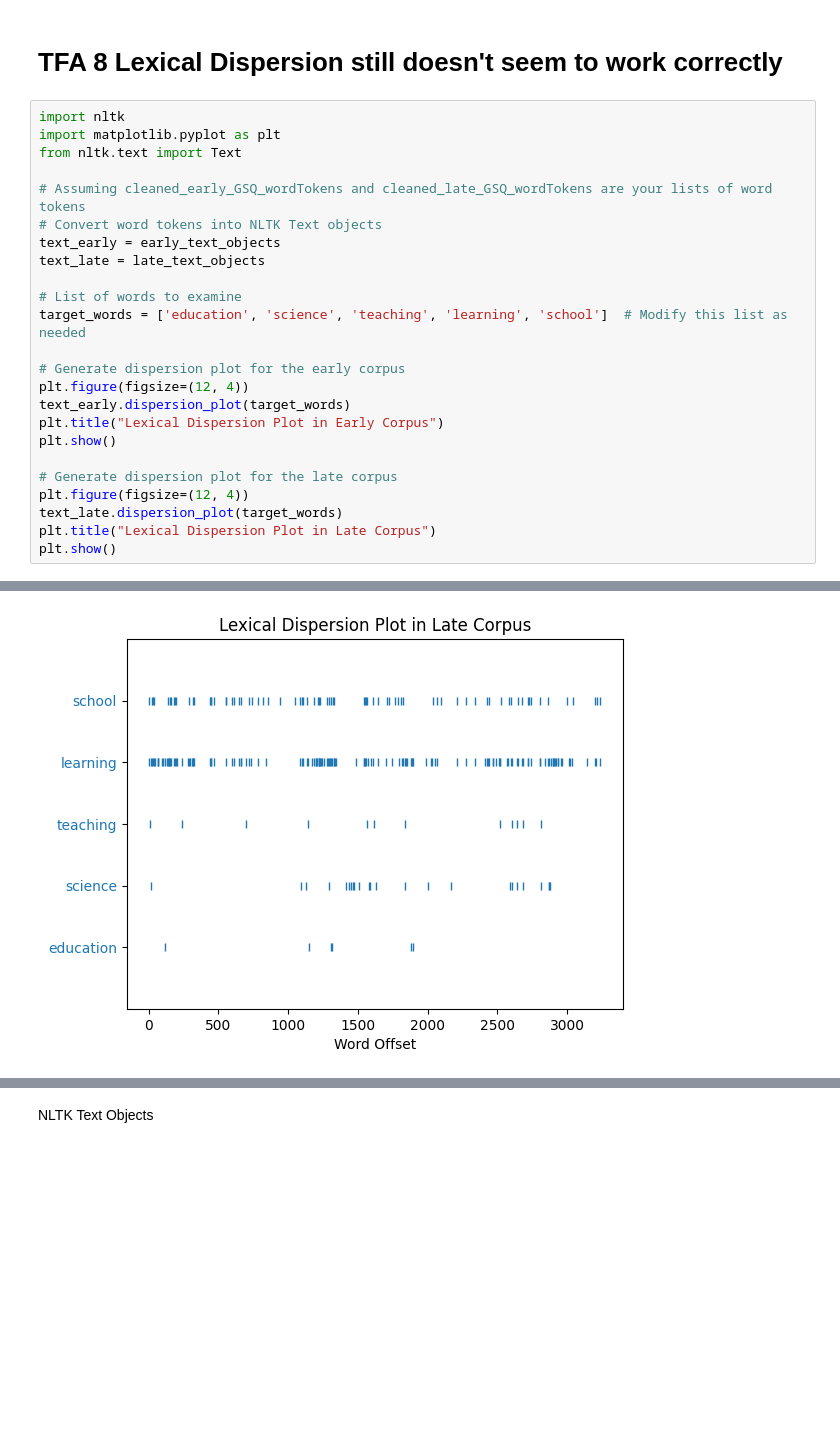
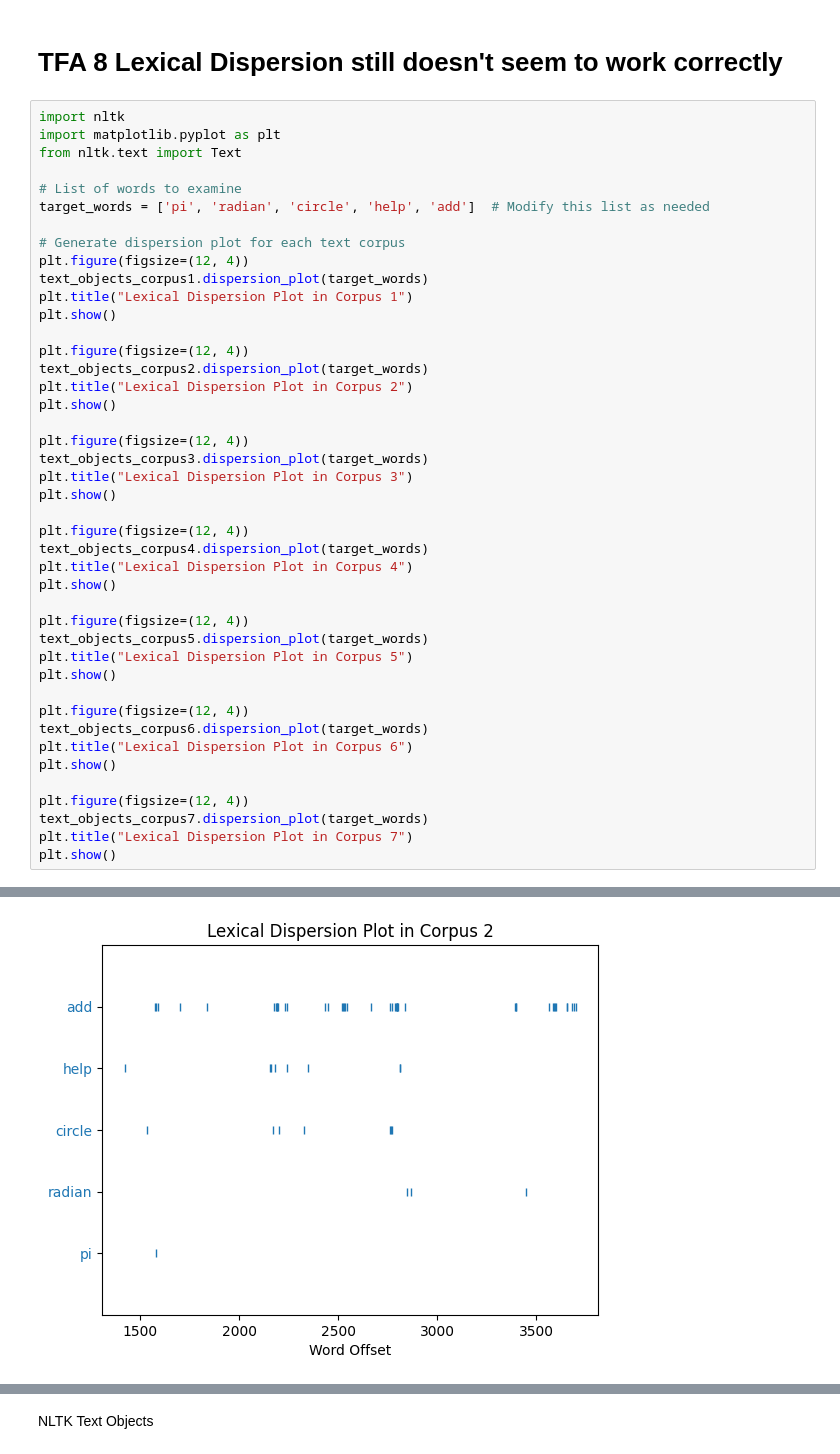
Before and after one commit to mrhallonline/NARST2024_Taking_a_look_under_the_hoodII-beyond_automation, a Jupyter notebook: NLP_Workshop_NARST_Comparing_MathTalk(NLTK)_3.ipynb, the cells around one changed output, grey strips where cells are left out. Cells and saved outputs as stored; diff of their text form; blank space fills up the shorter version.

```diff
--- a/NLP_Workshop_NARST_Comparing_MathTalk(NLTK)_3.ipynb
+++ b/NLP_Workshop_NARST_Comparing_MathTalk(NLTK)_3.ipynb
@@ -731,24 +620,43 @@ import nltk
 import matplotlib.pyplot as plt
 from nltk.text import Text
 
-# Assuming cleaned_early_GSQ_wordTokens and cleaned_late_GSQ_wordTokens are your lists of word tokens
-# Convert word tokens into NLTK Text objects
-text_early = early_text_objects
-text_late = late_text_objects
+# List of words to examine
+target_words = ['pi', 'radian', 'circle', 'help', 'add']  # Modify this list as needed
 
-# List of words to examine
-target_words = ['education', 'science', 'teaching', 'learning', 'school']  # Modify this list as needed
-
-# Generate dispersion plot for the early corpus
+# Generate dispersion plot for each text corpus
 plt.figure(figsize=(12, 4))
-text_early.dispersion_plot(target_words)
-plt.title("Lexical Dispersion Plot in Early Corpus")
+text_objects_corpus1.dispersion_plot(target_words)
+plt.title("Lexical Dispersion Plot in Corpus 1")
 plt.show()
 
-# Generate dispersion plot for the late corpus
 plt.figure(figsize=(12, 4))
-text_late.dispersion_plot(target_words)
-plt.title("Lexical Dispersion Plot in Late Corpus")
+text_objects_corpus2.dispersion_plot(target_words)
+plt.title("Lexical Dispersion Plot in Corpus 2")
 plt.show()
+
+plt.figure(figsize=(12, 4))
+text_objects_corpus3.dispersion_plot(target_words)
+plt.title("Lexical Dispersion Plot in Corpus 3")
+plt.show()
+
+plt.figure(figsize=(12, 4))
+text_objects_corpus4.dispersion_plot(target_words)
+plt.title("Lexical Dispersion Plot in Corpus 4")
+plt.show()
+
+plt.figure(figsize=(12, 4))
+text_objects_corpus5.dispersion_plot(target_words)
+plt.title("Lexical Dispersion Plot in Corpus 5")
+plt.show()
+
+plt.figure(figsize=(12, 4))
+text_objects_corpus6.dispersion_plot(target_words)
+plt.title("Lexical Dispersion Plot in Corpus 6")
+plt.show()
+
+plt.figure(figsize=(12, 4))
+text_objects_corpus7.dispersion_plot(target_words)
+plt.title("Lexical Dispersion Plot in Corpus 7")
+plt.show()
 # %% [output]
 <Figure size 1200x400 with 0 Axes>
@@ -756,2 +664,2 @@ plt.show()
 <Figure size 1200x400 with 0 Axes>
-[figure, old version]
+[figure, new version]
```
Also changed, not shown: parts of 22 cells of this notebook.
